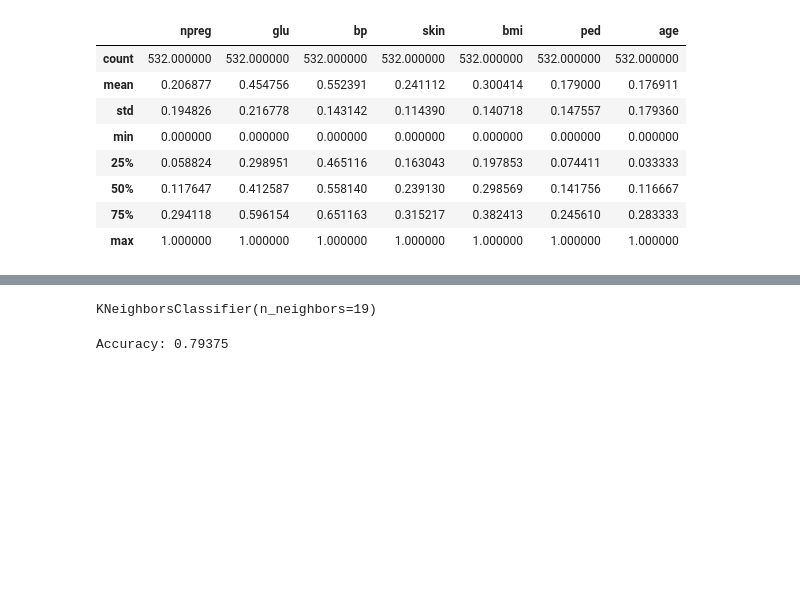
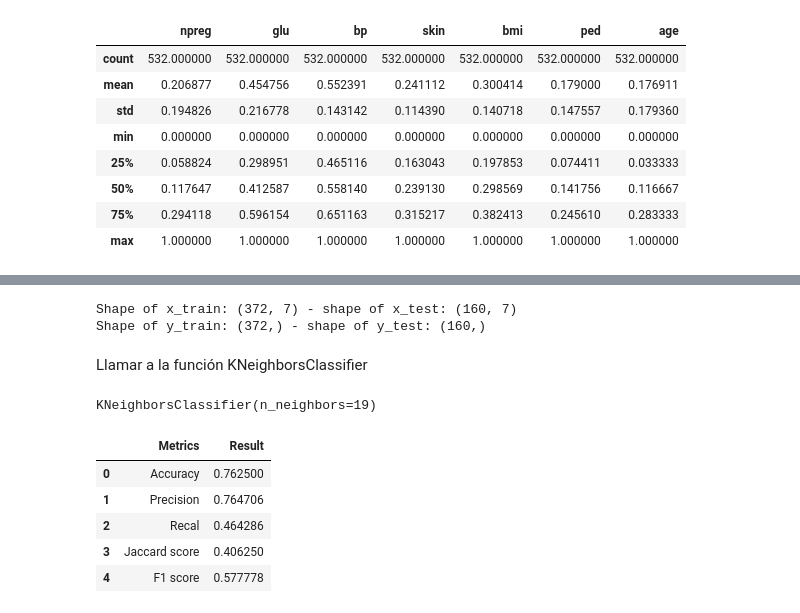
Before and after one commit to fcamadi/masterMLpython, a Jupyter notebook: Tema03/Tema3_Ejercicio.ipynb, the cells around one changed output, grey strips where cells are left out. Saved outputs shown, nothing was run; the diff lists cells and outputs as text; code cells hidden in the pictures; blank space fills up the shorter version.

```diff
--- a/Tema03/Tema3_Ejercicio.ipynb
+++ b/Tema03/Tema3_Ejercicio.ipynb
@@ -90,7 +102,7 @@ Name: count, dtype: int64
 ### Normalizar el dataFrame con MinMaxScaler de scikit-learn:
 # %%
 scaler = MinMaxScaler()
-pimadf_norm = pd.DataFrame(scaler.fit_transform(pimadf), columns=pimadf.columns)
+pimadf_norm = pd.DataFrame(scaler.fit_transform(pimadf_features), columns=pimadf_features.columns)
 #print(pimadf_norm)
 pimadf_norm.head(5)
 # %% [output]
@@ -129,2 +137,11 @@ Llamar a la función KNeighborsClassifier
+# %%
+print(f"Shape of x_train: {x_train.shape} - shape of x_test: {x_test.shape}")
+print(f"Shape of y_train: {y_train.shape} - shape of y_test: {y_test.shape}")
+#In R, we had 373 rows to train, and 159 to test
+# %% [output]
+Shape of x_train: (372, 7) - shape of x_test: (160, 7)
+Shape of y_train: (372,) - shape of y_test: (160,)
+# %% [markdown]
+Llamar a la función KNeighborsClassifier
 # %%
 knn = KNeighborsClassifier(n_neighbors=19)
@@ -136,6 +153,18 @@ y_pred = knn.predict(X_test)
 # %%
-accuracy = accuracy_score(y_test, y_pred)
-print("Accuracy:", accuracy)          # R 94 / 116 -> 81%  ????
+knn_accuracy = accuracy_score(y_test, predictions_knn)
+knn_precision = precision_score(y_test, predictions_knn, pos_label=1)
+knn_recall = recall_score(y_test, predictions_knn, pos_label=1)
+knn_jac = jaccard_score(y_test,predictions_knn)
+knn_f1 = f1_score(y_test,predictions_knn)
+
+
+Report = {"Metrics":["Accuracy","Precision","Recal","Jaccard score","F1 score"],"Result": [knn_accuracy,knn_precision,knn_recall,knn_jac,knn_f1]}
+pd.DataFrame(Report)
 # %% [output]
-Accuracy: 0.79375
+|  | Metrics | Result |
+| 0 | Accuracy | 0.762500 |
+| 1 | Precision | 0.764706 |
+| 2 | Recal | 0.464286 |
+| 3 | Jaccard score | 0.406250 |
+| 4 | F1 score | 0.577778 |
 # %% [markdown]
```
Also changed, not shown: parts of 21 cells of this notebook.
